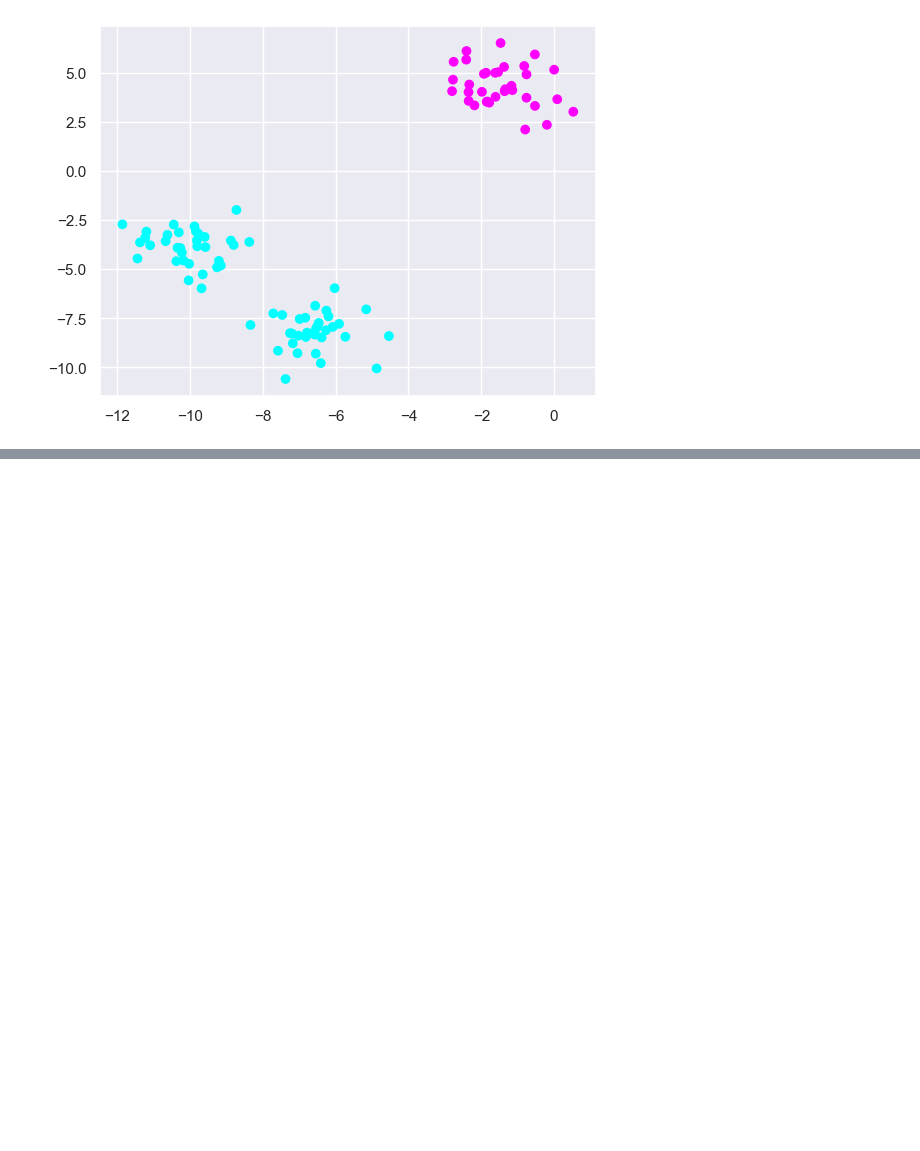
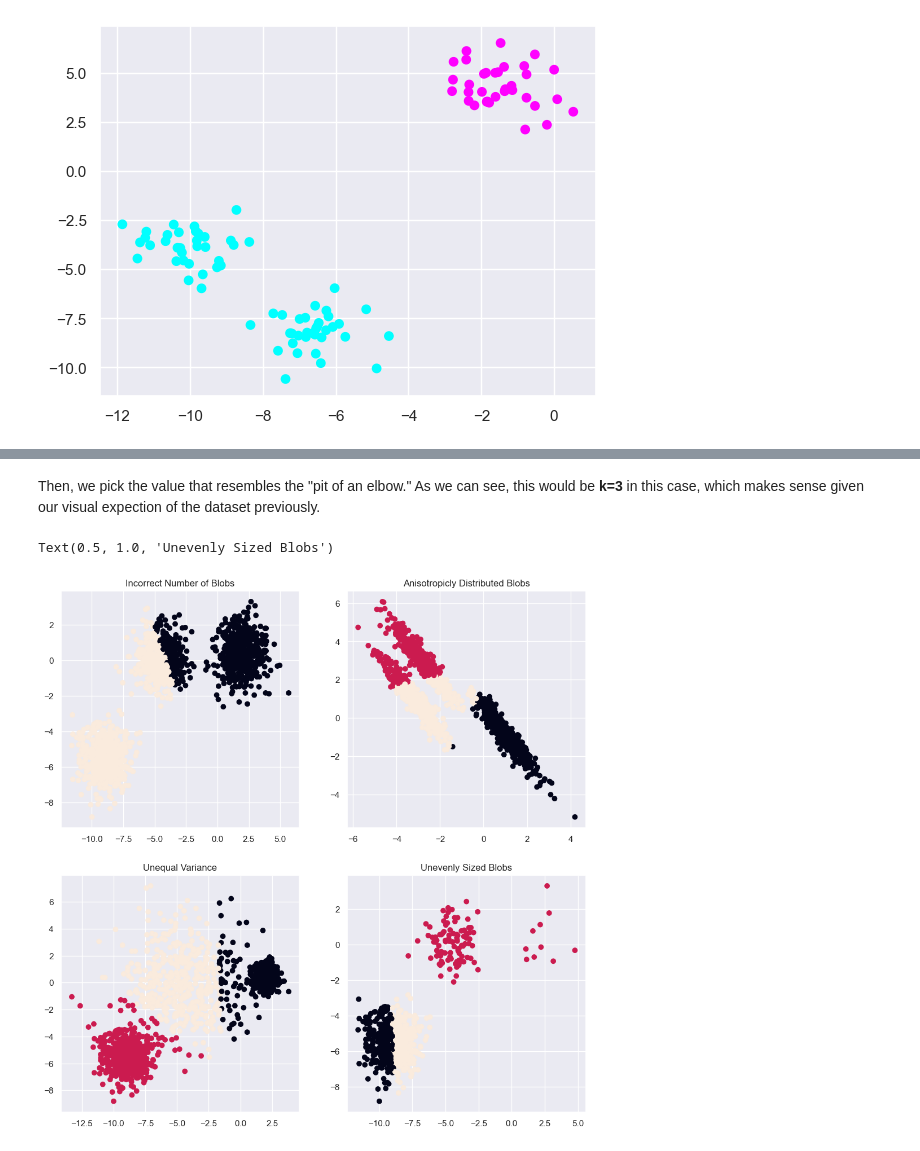
Before and after one commit to yzdxstii/Machine-learning-course-projects-University-of-Tabriz, a Jupyter notebook: 3_unsupervised learning.ipynb, the cells around one changed output, grey strips where cells are left out. Drawn from its saved outputs; the diff is of its cells as text; code cells hidden in the pictures; blank space fills up the shorter version.

```diff
--- a/3_unsupervised learning.ipynb
+++ b/3_unsupervised learning.ipynb
@@ -325,0 +343,46 @@ print(kmeans.cluster_centers_)
+# %% [markdown]
+Then, we pick the value that resembles the "pit of an elbow." As we can see, this would be **k=3** in this case, which makes sense given our visual expection of the dataset previously.
+# %%
+plt.figure(figsize=(12, 12))
+
+n_samples = 1500
+random_state = 170
+X, y = make_blobs(n_samples=n_samples, random_state=random_state)
+
+# Incorrect number of clusters
+y_pred = KMeans(n_clusters=2, random_state=random_state).fit_predict(X)
+
+plt.subplot(221)
+plt.scatter(X[:, 0], X[:, 1], c=y_pred)
+plt.title("Incorrect Number of Blobs")
+
+# Anisotropicly distributed data
+transformation = [[0.60834549, -0.63667341], [-0.40887718, 0.85253229]]
+X_aniso = np.dot(X, transformation)
+y_pred = KMeans(n_clusters=3, random_state=random_state).fit_predict(X_aniso)
+
+plt.subplot(222)
+plt.scatter(X_aniso[:, 0], X_aniso[:, 1], c=y_pred)
+plt.title("Anisotropicly Distributed Blobs")
+
+# Different variance
+X_varied, y_varied = make_blobs(n_samples=n_samples,
+                                cluster_std=[1.0, 2.5, 0.5],
+                                random_state=random_state)
+y_pred = KMeans(n_clusters=3, random_state=random_state).fit_predict(X_varied)
+
+plt.subplot(223)
+plt.scatter(X_varied[:, 0], X_varied[:, 1], c=y_pred)
+plt.title("Unequal Variance")
+
+# Unevenly sized blobs
+X_filtered = np.vstack((X[y == 0][:500], X[y == 1][:100], X[y == 2][:10]))
+y_pred = KMeans(n_clusters=3,
+                random_state=random_state).fit_predict(X_filtered)
+
+plt.subplot(224)
+plt.scatter(X_filtered[:, 0], X_filtered[:, 1], c=y_pred)
+plt.title("Unevenly Sized Blobs")
+# %% [output]
+Text(0.5, 1.0, 'Unevenly Sized Blobs')
+[figure, added]
```
Also changed, not shown: parts of 6 cells of this notebook.
